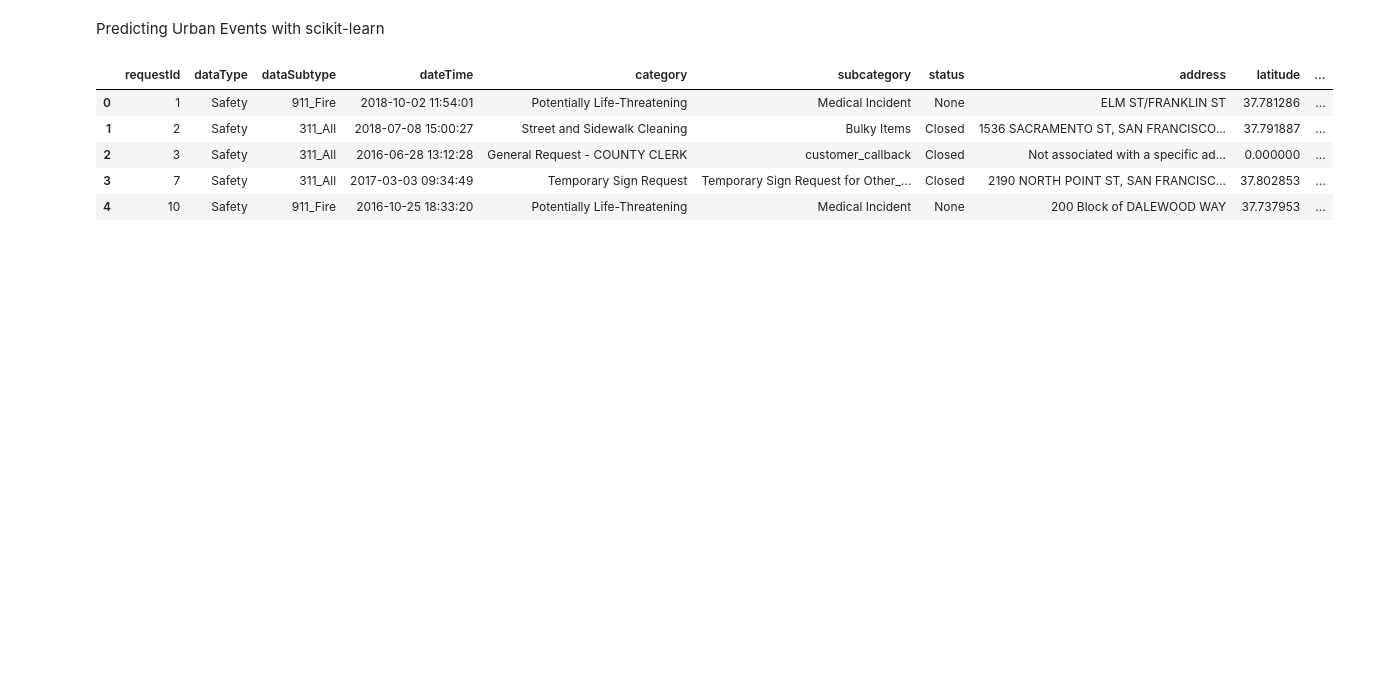
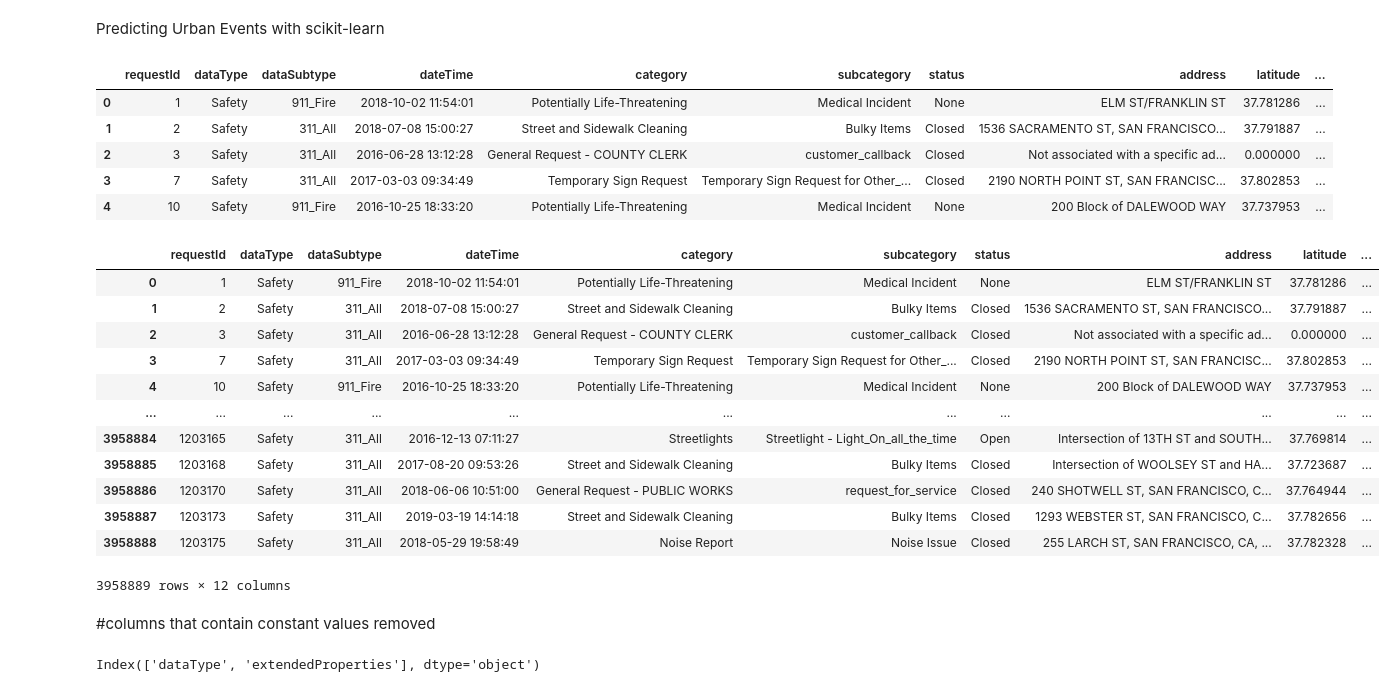
Before and after one commit to xinwuqingdao/predicting-safety-events-US-cities-base, a Jupyter notebook: predicting-urban-events-with-scikit-learn.ipynb, the cells around one changed output. Saved outputs shown, nothing was run; the diff lists cells and outputs as text; code cells hidden in the pictures; blank space fills up the shorter version.

```diff
--- a/predicting-urban-events-with-scikit-learn.ipynb
+++ b/predicting-urban-events-with-scikit-learn.ipynb
@@ -21,3 +22,21 @@ safety_SanFrancisco_df.head()
 | 2 | 3 | Safety | 311_All | 2016-06-28 13:12:28 | General Request - COUNTY CLERK | customer_callback | Closed | Not associated with a specific ad... | 0.000000 | ... |
 | 3 | 7 | Safety | 311_All | 2017-03-03 09:34:49 | Temporary Sign Request | Temporary Sign Request for Other_... | Closed | 2190 NORTH POINT ST, SAN FRANCISC... | 37.802853 | ... |
 | 4 | 10 | Safety | 911_Fire | 2016-10-25 18:33:20 | Potentially Life-Threatening | Medical Incident | None | 200 Block of DALEWOOD WAY | 37.737953 | ... |
+# %%
+safety_SanFrancisco_df
+# %% [output]
+|  | requestId | dataType | dataSubtype | dateTime | category | subcategory | status | address | latitude | ... |
+| 0 | 1 | Safety | 911_Fire | 2018-10-02 11:54:01 | Potentially Life-Threatening | Medical Incident | None | ELM ST/FRANKLIN ST | 37.781286 | ... |
+| 1 | 2 | Safety | 311_All | 2018-07-08 15:00:27 | Street and Sidewalk Cleaning | Bulky Items | Closed | 1536 SACRAMENTO ST, SAN FRANCISCO... | 37.791887 | ... |
+| 2 | 3 | Safety | 311_All | 2016-06-28 13:12:28 | General Request - COUNTY CLERK | customer_callback | Closed | Not associated with a specific ad... | 0.000000 | ... |
+| 3 | 7 | Safety | 311_All | 2017-03-03 09:34:49 | Temporary Sign Request | Temporary Sign Request for Other_... | Closed | 2190 NORTH POINT ST, SAN FRANCISC... | 37.802853 | ... |
+| 4 | 10 | Safety | 911_Fire | 2016-10-25 18:33:20 | Potentially Life-Threatening | Medical Incident | None | 200 Block of DALEWOOD WAY | 37.737953 | ... |
+| ... | ... | ... | ... | ... | ... | ... | ... | ... | ... | ... |
+| 3958884 | 1203165 | Safety | 311_All | 2016-12-13 07:11:27 | Streetlights | Streetlight - Light_On_all_the_time | Open | Intersection of 13TH ST and SOUTH... | 37.769814 | ... |
+| 3958885 | 1203168 | Safety | 311_All | 2017-08-20 09:53:26 | Street and Sidewalk Cleaning | Bulky Items | Closed | Intersection of WOOLSEY ST and HA... | 37.723687 | ... |
+| 3958886 | 1203170 | Safety | 311_All | 2018-06-06 10:51:00 | General Request - PUBLIC WORKS | request_for_service | Closed | 240 SHOTWELL ST, SAN FRANCISCO, C... | 37.764944 | ... |
+| 3958887 | 1203173 | Safety | 311_All | 2019-03-19 14:14:18 | Street and Sidewalk Cleaning | Bulky Items | Closed | 1293 WEBSTER ST, SAN FRANCISCO, C... | 37.782656 | ... |
+| 3958888 | 1203175 | Safety | 311_All | 2018-05-29 19:58:49 | Noise Report | Noise Issue | Closed | 255 LARCH ST, SAN FRANCISCO, CA, ... | 37.782328 | ... |
+3958889 rows × 12 columns
+# %% [markdown]
+#columns that contain constant values removed
@@ -23,0 +46,4 @@ safety_SanFrancisco_df.head()
+# %%
+constant_columns
+# %% [output]
+Index(['dataType', 'extendedProperties'], dtype='object')
```
Also changed, not shown: parts of 17 cells of this notebook.
